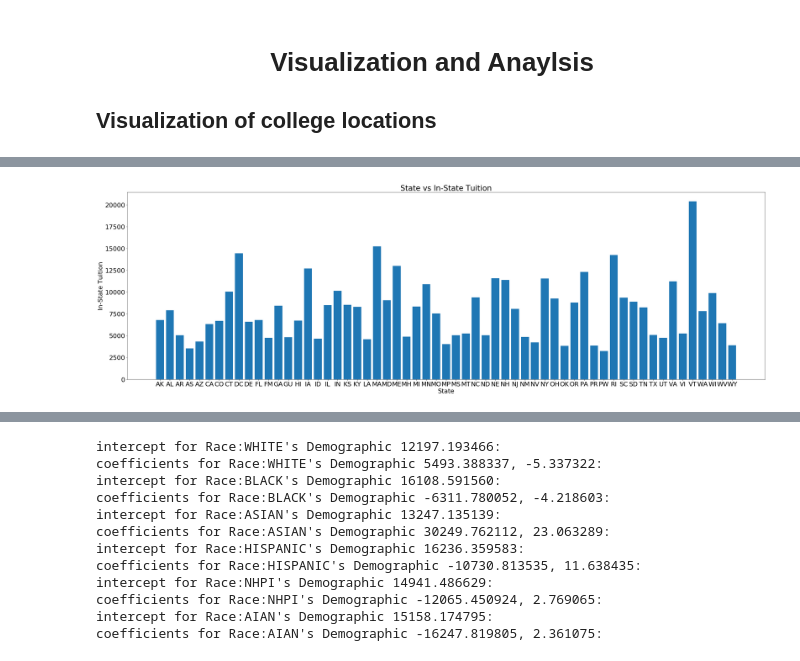
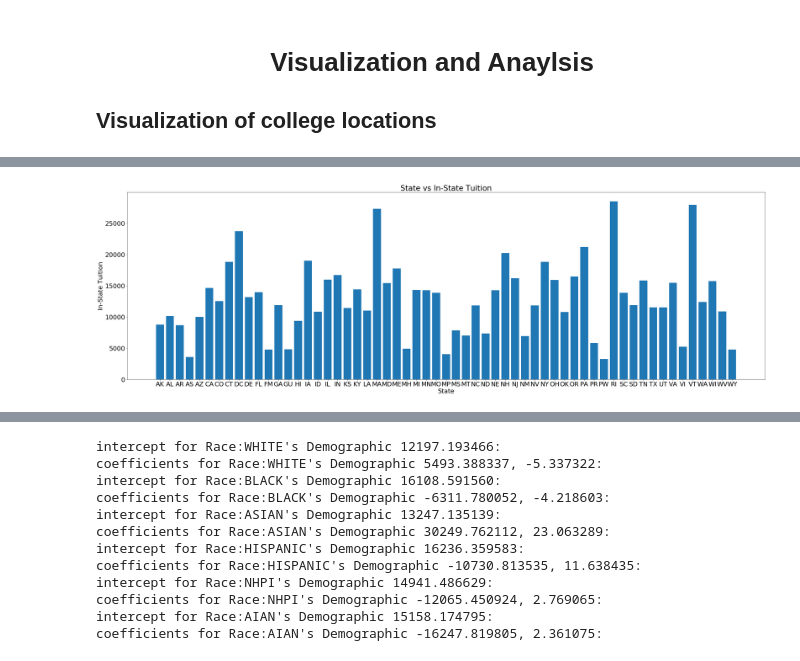
Before and after one commit to ZionJoseph/320-project-5, a Jupyter notebook: College Scorecard Tutorial.ipynb, the cells around one changed output, grey strips where cells are left out. Drawn from its saved outputs; the diff is of its cells as text; code cells hidden in the pictures.

```diff
--- a/College Scorecard Tutorial.ipynb
+++ b/College Scorecard Tutorial.ipynb
@@ -164,20 +196,31 @@ plt.show()
 fig = plt.figure(figsize=(40,12))
 plot = fig.add_subplot(1,1,1)
 
+#Use the .dropna function to remove any nan values from the tuition-in column
+tuition = data.dropna(subset = ['TUITIONFEE_IN'])
+
+#Create an array of the State Abbreviations to use for the horizontal axis of the graphs
 State_Abbr = []
-for ele, df in data.groupby('STABBR'):
+for ele, df in tuition.groupby('STABBR'):
     State_Abbr.append(str(ele))
 
+#Generate the tuition averages for each state by summing the the values of the tuitionfee-in array and
+#dividing my the number of values
 tuition_averages = []
-for b, df in data.groupby('STABBR'):
+for b, df in tuition.groupby('STABBR'):
     t = df['TUITIONFEE_IN'].sum()
     c = len(df['TUITIONFEE_IN'])
     tuition_averages.append(t/c)
 
+#Use matplotlib.pyplot's bar function to create a bar graph of the in-state tuition vs the state
 x_pos = [i for i, _ in enumerate(State_Abbr)]
 plt.bar(State_Abbr, tuition_averages)
-plot.set_title('State vs In-State Tuition')
-plot.set_xlabel('State')
-plot.set_ylabel('In-State Tuition')
+
+#Set the axes titles
+plot.set_title("State vs In-State Tuition")
+plot.set_xlabel("State")
+plot.set_ylabel("In-State Tuition")
 plt
+
+len(data['TUITIONFEE_IN'])
 # %% [output]
@@ -185 +228 @@ plt
-[figure, old version]
+[figure, new version]
```
Also changed, not shown: parts of 21 cells of this notebook, 1 other file.
